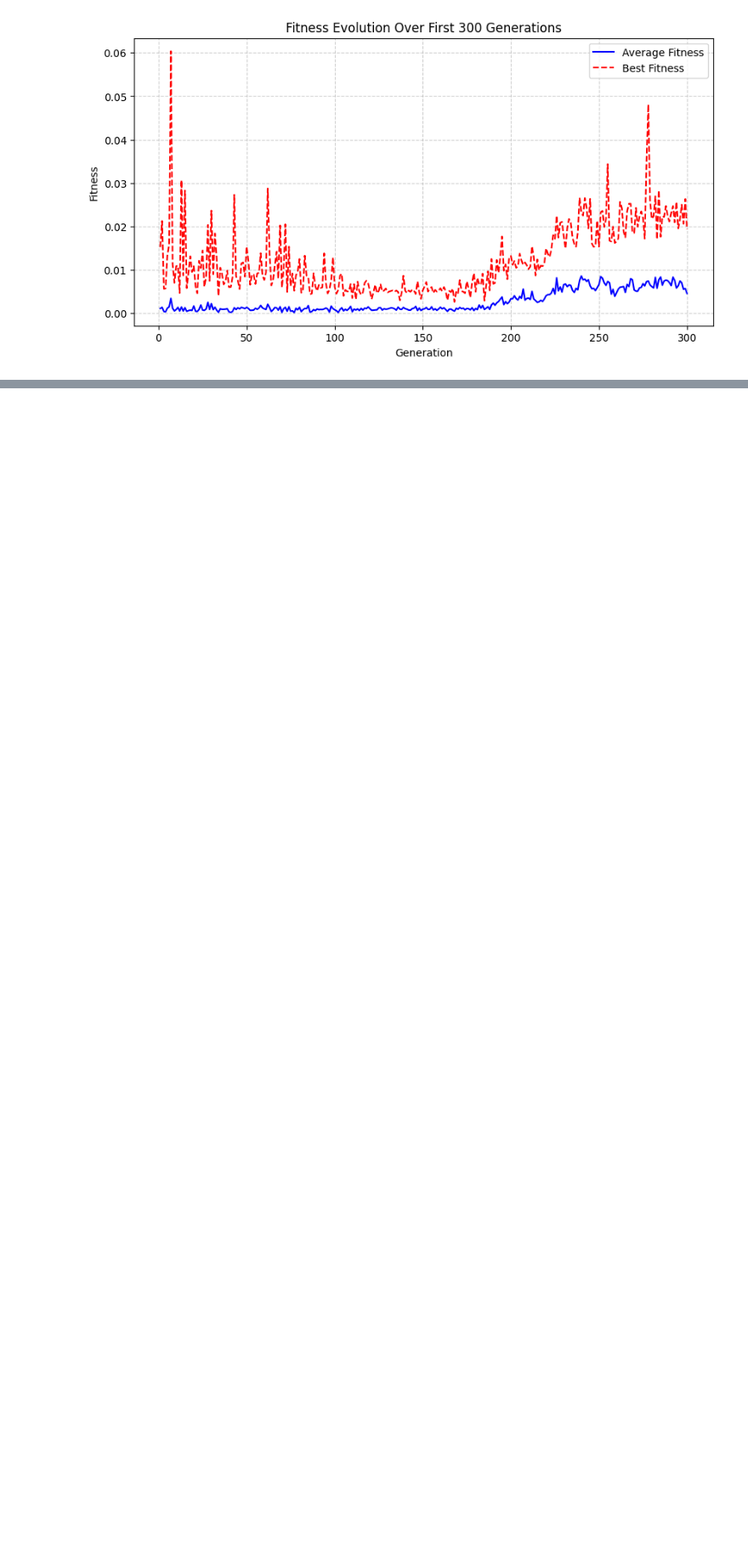
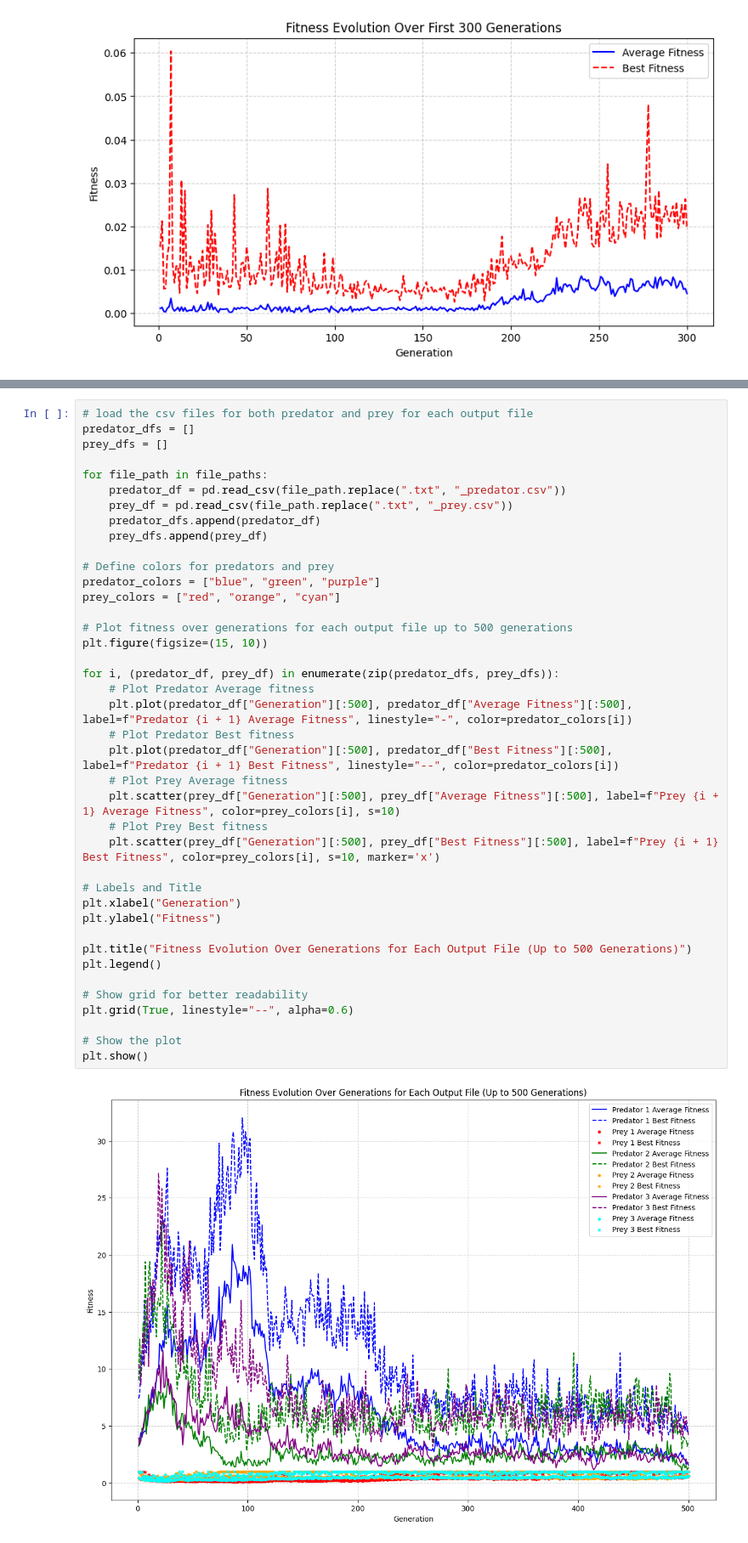
Before and after one commit to MichaelWiciak/GeneticAlgorithm, a Jupyter notebook: Analysis/main.ipynb, the cells around one changed output, grey strips where cells are left out. Shown at 85% size. Cells and saved outputs as stored; diff of their text form; blank space fills up the shorter version.

```diff
--- a/Analysis/main.ipynb
+++ b/Analysis/main.ipynb
@@ -103,0 +131,42 @@ plt.show()
+# %%
+# load the csv files for both predator and prey for each output file
+predator_dfs = []
+prey_dfs = []
+
+for file_path in file_paths:
+    predator_df = pd.read_csv(file_path.replace(".txt", "_predator.csv"))
+    prey_df = pd.read_csv(file_path.replace(".txt", "_prey.csv"))
+    predator_dfs.append(predator_df)
+    prey_dfs.append(prey_df)
+
+# Define colors for predators and prey
+predator_colors = ["blue", "green", "purple"]
+prey_colors = ["red", "orange", "cyan"]
+
+# Plot fitness over generations for each output file up to 500 generations
+plt.figure(figsize=(15, 10))
+
+for i, (predator_df, prey_df) in enumerate(zip(predator_dfs, prey_dfs)):
+    # Plot Predator Average fitness
+    plt.plot(predator_df["Generation"][:500], predator_df["Average Fitness"][:500], label=f"Predator {i + 1} Average Fitness", linestyle="-", color=predator_colors[i])
+    # Plot Predator Best fitness
+    plt.plot(predator_df["Generation"][:500], predator_df["Best Fitness"][:500], label=f"Predator {i + 1} Best Fitness", linestyle="--", color=predator_colors[i])
+    # Plot Prey Average fitness
+    plt.scatter(prey_df["Generation"][:500], prey_df["Average Fitness"][:500], label=f"Prey {i + 1} Average Fitness", color=prey_colors[i], s=10)
+    # Plot Prey Best fitness
+    plt.scatter(prey_df["Generation"][:500], prey_df["Best Fitness"][:500], label=f"Prey {i + 1} Best Fitness", color=prey_colors[i], s=10, marker='x')
+
+# Labels and Title
+plt.xlabel("Generation")
+plt.ylabel("Fitness")
+
+plt.title("Fitness Evolution Over Generations for Each Output File (Up to 500 Generations)")
+plt.legend()
+
+# Show grid for better readability
+plt.grid(True, linestyle="--", alpha=0.6)
+
+# Show the plot
+plt.show()
+# %% [output]
+[figure, added]
```
Also changed, not shown: parts of 2 cells of this notebook, 16 other files.
